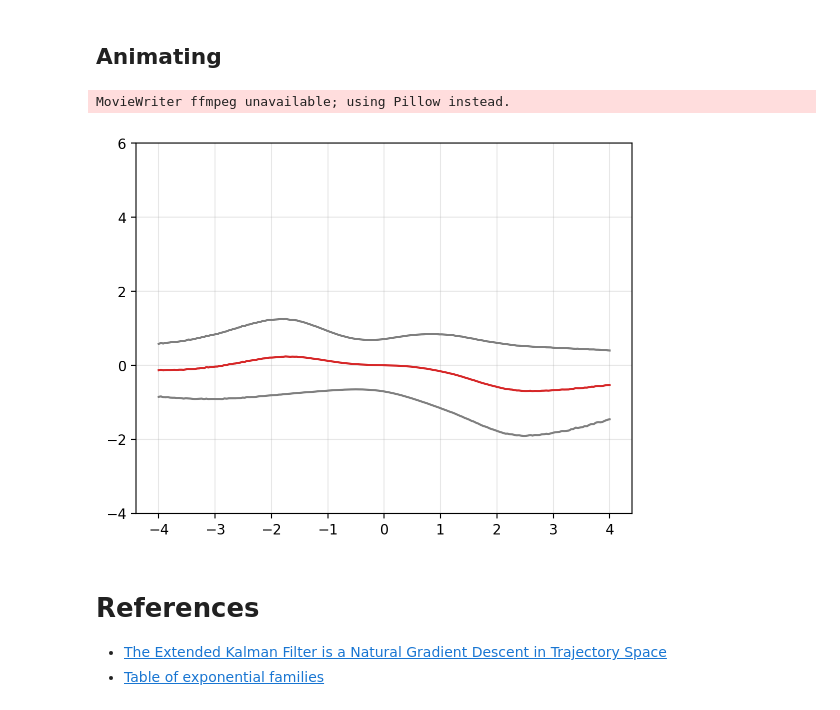
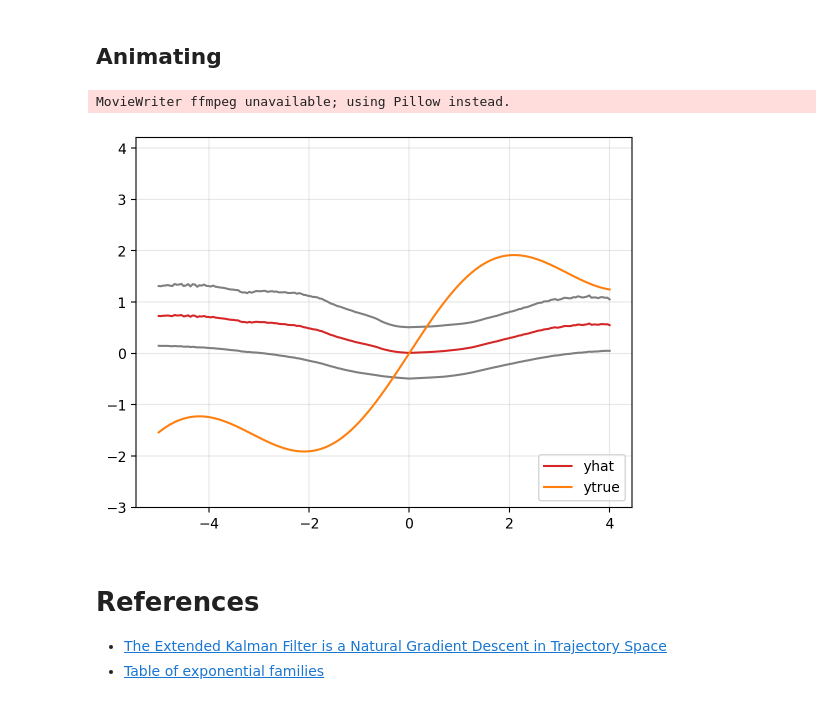
Before and after one commit to gerdm/bayes, a Jupyter notebook: exponential-families-ekf.ipynb, the cells around one changed output. Saved outputs shown, nothing was run; the diff lists cells and outputs as text; code cells hidden in the pictures.

```diff
--- a/exponential-families-ekf.ipynb
+++ b/exponential-families-ekf.ipynb
@@ -189,23 +209,23 @@ key_x, key_y, key_basis = jax.random.split(key_data, 3)
 key_noise, key_y = jax.random.split(key_y)
 err = jax.random.normal(key_y, (n_samples,))
 
-x = jnp.linspace(-4, 4, n_samples)
+x = jnp.linspace(-5, 4, n_samples)
 
 # scales = jax.random.uniform(key_noise, (n_samples,), minval=0.01, maxval=1.0)
-# scales = jnp.linspace(0.01, 1.0, n_samples)
-scales = np.sqrt(jnp.exp(x / 3))
+scales = jnp.linspace(0.01, 1.0, n_samples)
+# scales = np.sqrt(jnp.exp(x / 4))
 err = err * scales
 
 
 y_clean = 0.5 * x + jnp.sin(x)
 y = y_clean + err
 
-# ixs_new = jax.random.choice(key_x, n_samples, (n_samples,), replace=False)
-# x, y = x[ixs_new], y[ixs_new]
-# y_clean = y_clean[ixs_new]
+ixs_new = jax.random.choice(key_x, n_samples, (n_samples,), replace=False)
+x, y = x[ixs_new], y[ixs_new]
+y_clean = y_clean[ixs_new]
 
-num_basis, input_dim = 3, 1
-b = jax.random.normal(key_basis, (num_basis, input_dim)) * 0.8
+num_basis, input_dim = 10, 1
+b = jax.random.uniform(key_basis, (num_basis, input_dim), minval=-1, maxval=1)
 X = fourier_basis(x[:, None], b)
 
 plt.scatter(x, y)
@@ -241,7 +255,7 @@ class MLP(nn.Module):
 
         x = nn.Dense(2)(x)
         eta1, eta2 = x[..., 0], x[..., 1]
-        eta = jnp.array([eta1, -jnp.exp(eta2)])
+        eta = jnp.array([eta1, -jnp.abs(eta2)])
         return eta
 
 model = MLP()
@@ -255,7 +269,7 @@ def applyfn(params, x):
 # params = jax.random.normal(key_train, (nparams,)) * 1e-2
 bel_init = Bel(
     mean=params,
-    cov=jnp.eye(nparams) * 5e-3
+    cov=jnp.eye(nparams) * 7e-2
 )
 # %%
 %%time
@@ -275,3 +289,3 @@ Wall time: 223 ms
 # %%
 mean_eval = preds_eval[:, 0]
-std_eval = jnp.sqrt(preds_eval[:, 1])
+std_eval = jnp.sqrt(preds_eval[:, 1]/2)
@@ -307,30 +324,32 @@ plt.scatter(x, y)
 # %%
 fig, ax = plt.subplots()
 
 def anim(t):
     ax.cla()
     bel = jax.tree_map(lambda x: x[t], bel_hist)
     eta_eval = linkfn(bel.mean, Xeval)
     preds_eval = jax.vmap(mean, 1)(eta_eval)
     preds_eval = jax.tree_map(np.array, preds_eval)
 
     mean_eval = preds_eval[:, 0]
-    std_eval = jnp.sqrt(preds_eval[:, 1])
+    std_eval = jnp.sqrt(preds_eval[:, 1] / 2)
 
     plt.plot(np.array(xeval), mean_eval + std_eval, c="tab:gray")
     plt.plot(np.array(xeval), mean_eval - std_eval, c="tab:gray")
 
-    plt.plot(xeval, mean_eval, c="tab:red")
+    plt.plot(xeval, mean_eval, c="tab:red", label="yhat")
+    plt.plot(xeval, xeval / 2 + jnp.sin(xeval), c="tab:orange", label="ytrue")
     plt.scatter(x[:t], y[:t], edgecolor="tab:blue", color="none")
+    plt.legend(loc="lower right")
     plt.grid(alpha=0.3)
-    plt.ylim(-4, 6)
+    plt.ylim(-3, 4.2)
 
 frames = np.arange(n_samples)
 animation = FuncAnimation(fig, anim, frames=frames)
 animation.save("hetgauss-ekf.gif", fps=20)
 # %% [output]
 MovieWriter ffmpeg unavailable; using Pillow instead.
-[figure, old version]
+[figure, new version]
 # %% [markdown]
 # References
 * [The Extended Kalman Filter is a Natural Gradient Descent in Trajectory Space](http://www.yann-ollivier.org/rech/publs/kalnat.pdf)
```
Also changed, not shown: parts of 10 cells of this notebook.
